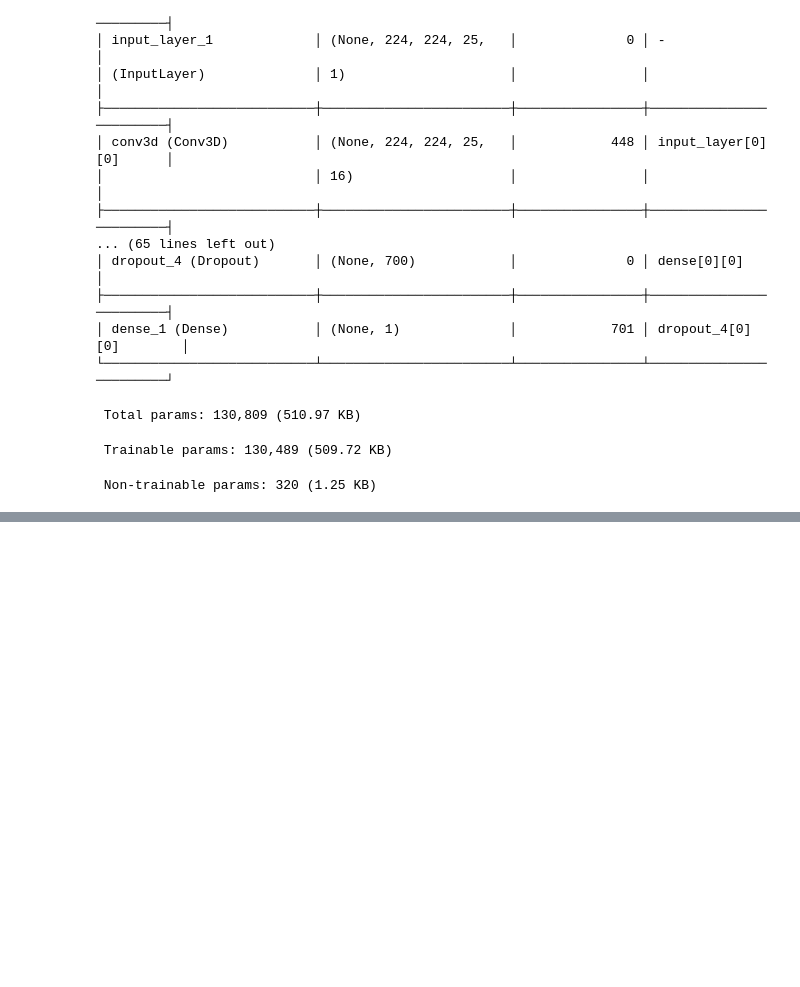
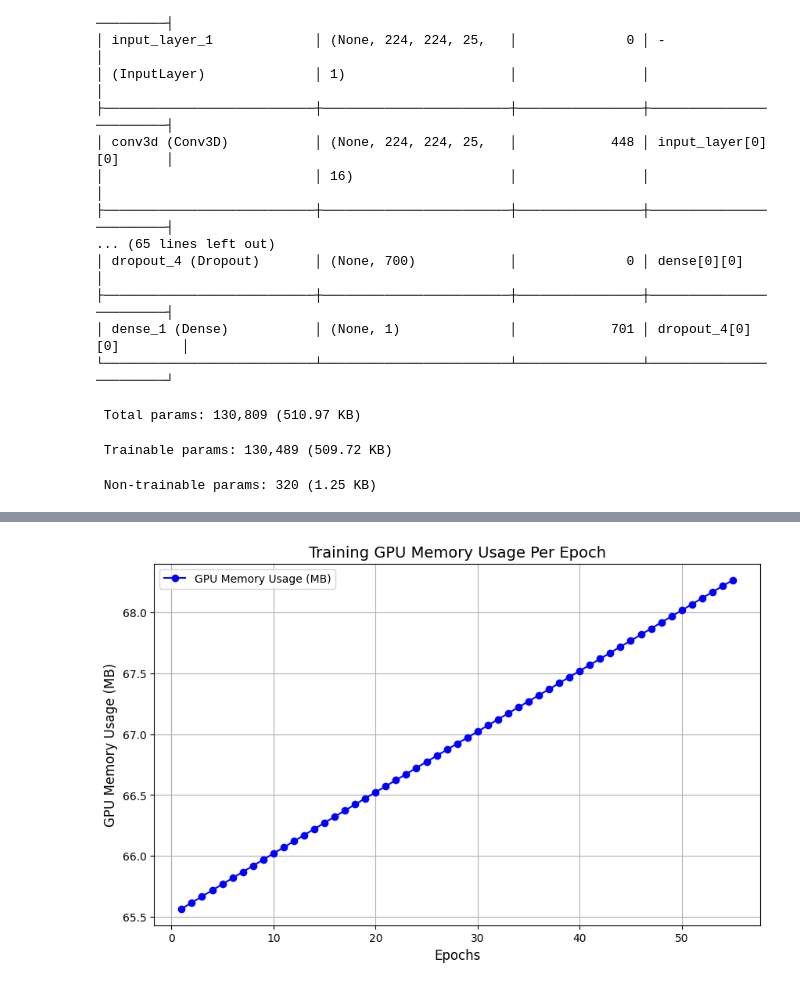
Before and after one commit to MaximNadd/Research, a Jupyter notebook: Experiment_1/multi-view-research-1.ipynb, the cells around one changed output, grey strips where cells are left out. Cells and saved outputs as stored; diff of their text form; code cells hidden in the pictures; blank space fills up the shorter version.

```diff
--- a/Experiment_1/multi-view-research-1.ipynb
+++ b/Experiment_1/multi-view-research-1.ipynb
@@ -418,0 +425,21 @@ plt.show()
+# %%
+gpu_memory_usage = gpu_usage.peak_gpu_memory_usage  # List of GPU memory usage for each epoch
+epochs = list(range(1, len(gpu_memory_usage) + 1))
+
+# Plotting the GPU memory usage over epochs
+plt.figure(figsize=(10, 6))
+plt.plot(epochs, gpu_memory_usage, marker='o', color='b', label='GPU Memory Usage (MB)')
+
+# Add labels and title
+plt.xlabel('Epochs', fontsize=12)
+plt.ylabel('GPU Memory Usage (MB)', fontsize=12)
+plt.title('Training GPU Memory Usage Per Epoch', fontsize=14)
+
+# Display the grid and legend
+plt.grid(True)
+plt.legend()
+
+# Show the plot
+plt.show()
+# %% [output]
+[figure, added]
```
Also changed, not shown: parts of 6 cells of this notebook.
